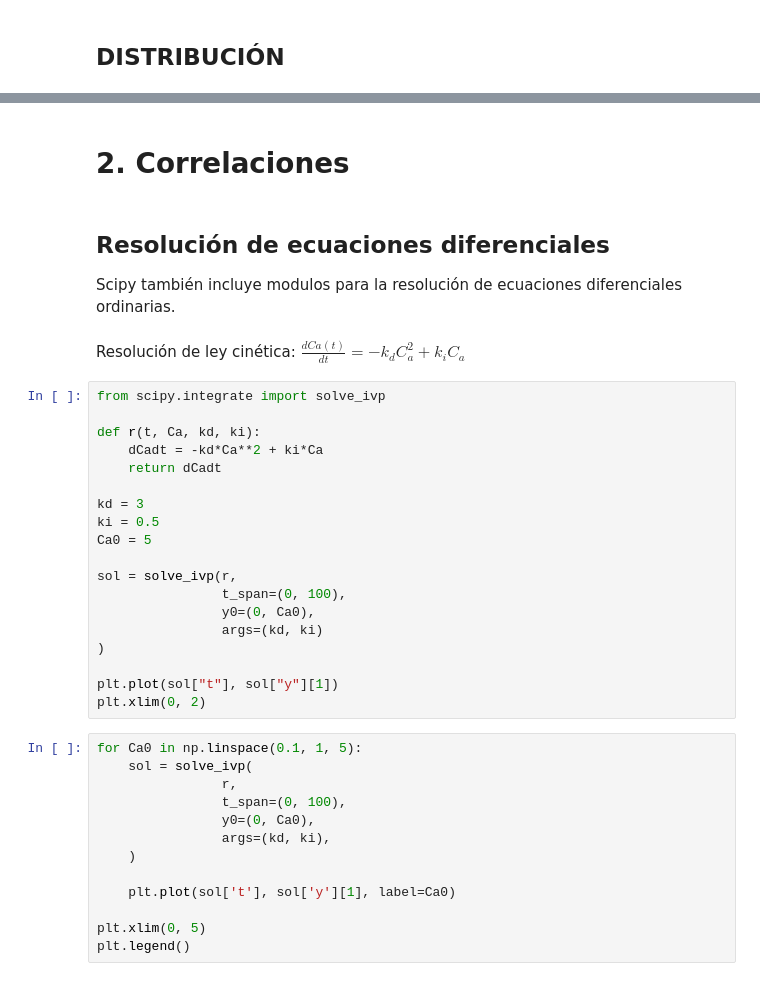
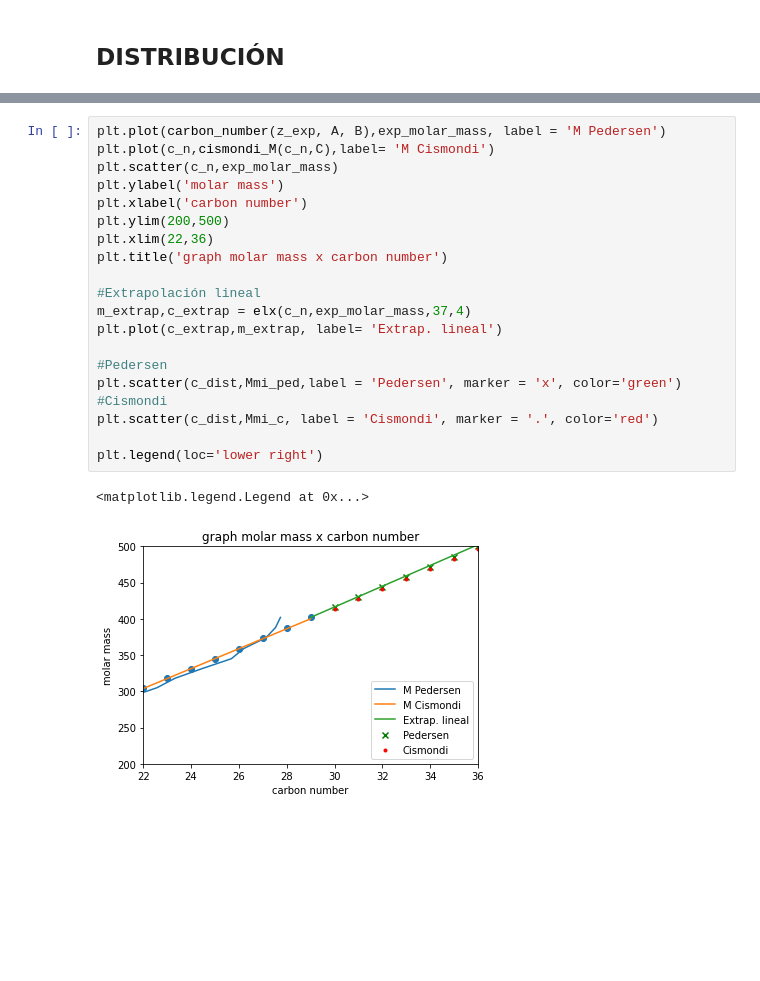
Before and after one commit to MarlenGabrich/GTF, a Jupyter notebook: Caract_fp.ipynb, the cells around one changed output, grey strips where cells are left out. Saved outputs shown, nothing was run; the diff lists cells and outputs as text; blank space fills up the shorter version.

```diff
--- a/Caract_fp.ipynb
+++ b/Caract_fp.ipynb
@@ -328,40 +343,23 @@ plt.legend(loc='lower right')
-# %% [markdown]
-# 2. Correlaciones
-# %% [markdown]
-## Resolución de ecuaciones diferenciales
-
-Scipy también incluye modulos para la resolución de ecuaciones diferenciales ordinarias.
-# %% [markdown]
-Resolución de ley cinética: $\frac{dCa(t)}{dt} = -k_d C_a^2 + k_i C_a$
-# %%
-from scipy.integrate import solve_ivp
-
-def r(t, Ca, kd, ki):
-    dCadt = -kd*Ca**2 + ki*Ca
-    return dCadt
-
-kd = 3
-ki = 0.5
-Ca0 = 5
-
-sol = solve_ivp(r,
-                t_span=(0, 100),
-                y0=(0, Ca0),
-                args=(kd, ki)
-)
-
-plt.plot(sol["t"], sol["y"][1])
-plt.xlim(0, 2)
-# %%
-for Ca0 in np.linspace(0.1, 1, 5):
-    sol = solve_ivp(
-                r,
-                t_span=(0, 100),
-                y0=(0, Ca0),
-                args=(kd, ki),
-    )
-
-    plt.plot(sol['t'], sol['y'][1], label=Ca0)
-
-plt.xlim(0, 5)
-plt.legend()
+# %%
+plt.plot(carbon_number(z_exp, A, B),exp_molar_mass, label = 'M Pedersen')
+plt.plot(c_n,cismondi_M(c_n,C),label= 'M Cismondi')
+plt.scatter(c_n,exp_molar_mass)
+plt.ylabel('molar mass')
+plt.xlabel('carbon number')
+plt.ylim(200,500)
+plt.xlim(22,36)
+plt.title('graph molar mass x carbon number')
+
+#Extrapolación lineal
+m_extrap,c_extrap = elx(c_n,exp_molar_mass,37,4)
+plt.plot(c_extrap,m_extrap, label= 'Extrap. lineal')
+
+#Pedersen
+plt.scatter(c_dist,Mmi_ped,label = 'Pedersen', marker = 'x', color='green')
+#Cismondi
+plt.scatter(c_dist,Mmi_c, label = 'Cismondi', marker = '.', color='red')
+
+plt.legend(loc='lower right')
+# %% [output]
+<matplotlib.legend.Legend at 0x...>
+[figure, added]
```
Also changed, not shown: parts of 21 cells of this notebook.
